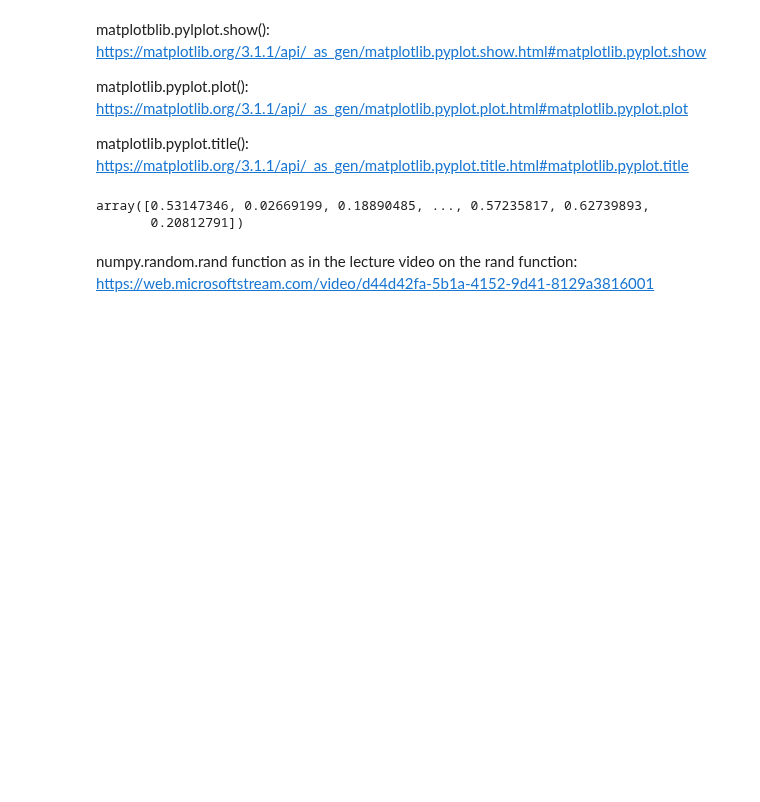
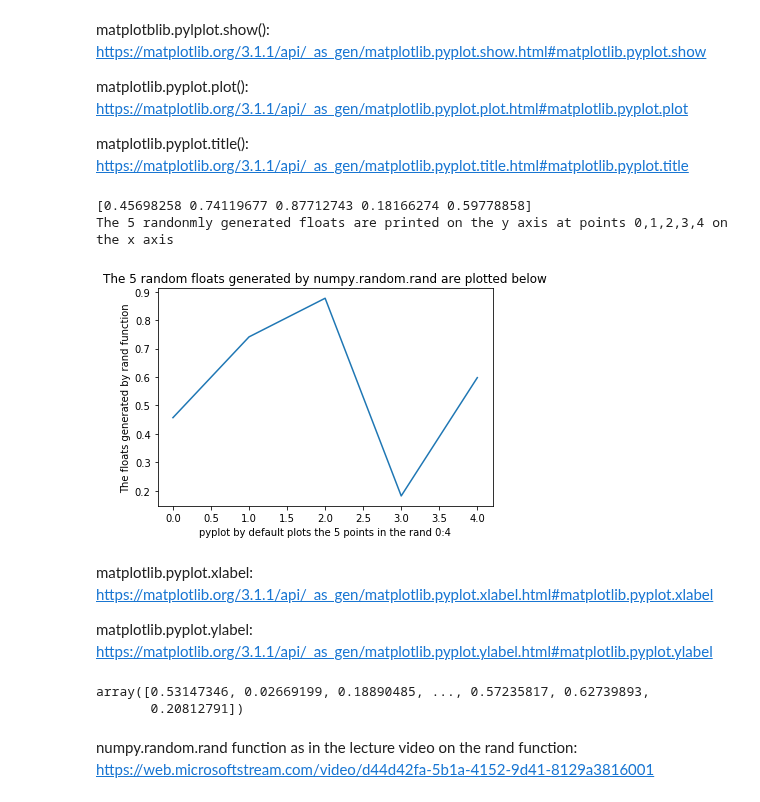
Before and after one commit to johndunne2019/numpy.random, a Jupyter notebook: numpy-random.ipynb, the cells around one changed output. Cells and saved outputs as stored; diff of their text form; code cells hidden in the pictures; blank space fills up the shorter version.

Commit message:
pyplot.plot plotting a 1D array of random floats generated by numpy.random.rand

```diff
--- a/numpy-random.ipynb
+++ b/numpy-random.ipynb
@@ -181,6 +185,30 @@ matplotblib.pylplot.show(): https://matplotlib.org/3.1.1/api/_as_gen/matplotlib.
 matplotlib.pyplot.plot(): https://matplotlib.org/3.1.1/api/_as_gen/matplotlib.pyplot.plot.html#matplotlib.pyplot.plot
 
 matplotlib.pyplot.title(): https://matplotlib.org/3.1.1/api/_as_gen/matplotlib.pyplot.title.html#matplotlib.pyplot.title
+# %%
+# Generating an array using just one argument in numpy.random.rand and plotting the result
+x = np.random.rand(5)
+# I have asked for numpy.random.rand to generate 5 random floats
+print(x)
+print("The 5 randonmly generated floats are printed on the y axis at points 0,1,2,3,4 on the x axis")
+# I have asked for the 5 randomly generated points to be printed to the screen
+plt.plot(x)
+# matplotlib.pyplot.plot used to plot the 5 randomly generated points
+plt.title("The 5 random floats generated by numpy.random.rand are plotted below")
+# pyplot.title used to give the plot a title
+plt.ylabel("The floats generated by rand function")
+plt.xlabel("pyplot by default plots the 5 points in the rand 0:4")
+# pyplot.ylabel and pyplot.xlabel used to give names to the y and x label
+plt.show()
+# pyplot.show() used to display the plot to the screen
+# %% [output]
+[0.45698258 0.74119677 0.87712743 0.18166274 0.59778858]
+The 5 randonmly generated floats are printed on the y axis at points 0,1,2,3,4 on the x axis
+[figure, added]
+# %% [markdown]
+matplotlib.pyplot.xlabel: https://matplotlib.org/3.1.1/api/_as_gen/matplotlib.pyplot.xlabel.html#matplotlib.pyplot.xlabel
+
+matplotlib.pyplot.ylabel: https://matplotlib.org/3.1.1/api/_as_gen/matplotlib.pyplot.ylabel.html#matplotlib.pyplot.ylabel
 # %%
 c = np.random.rand(1200)
 # I have asked numpy.random.rand to generate 1200 random numbers
```
Also changed, not shown: parts of 5 cells of this notebook, 1 other file.
